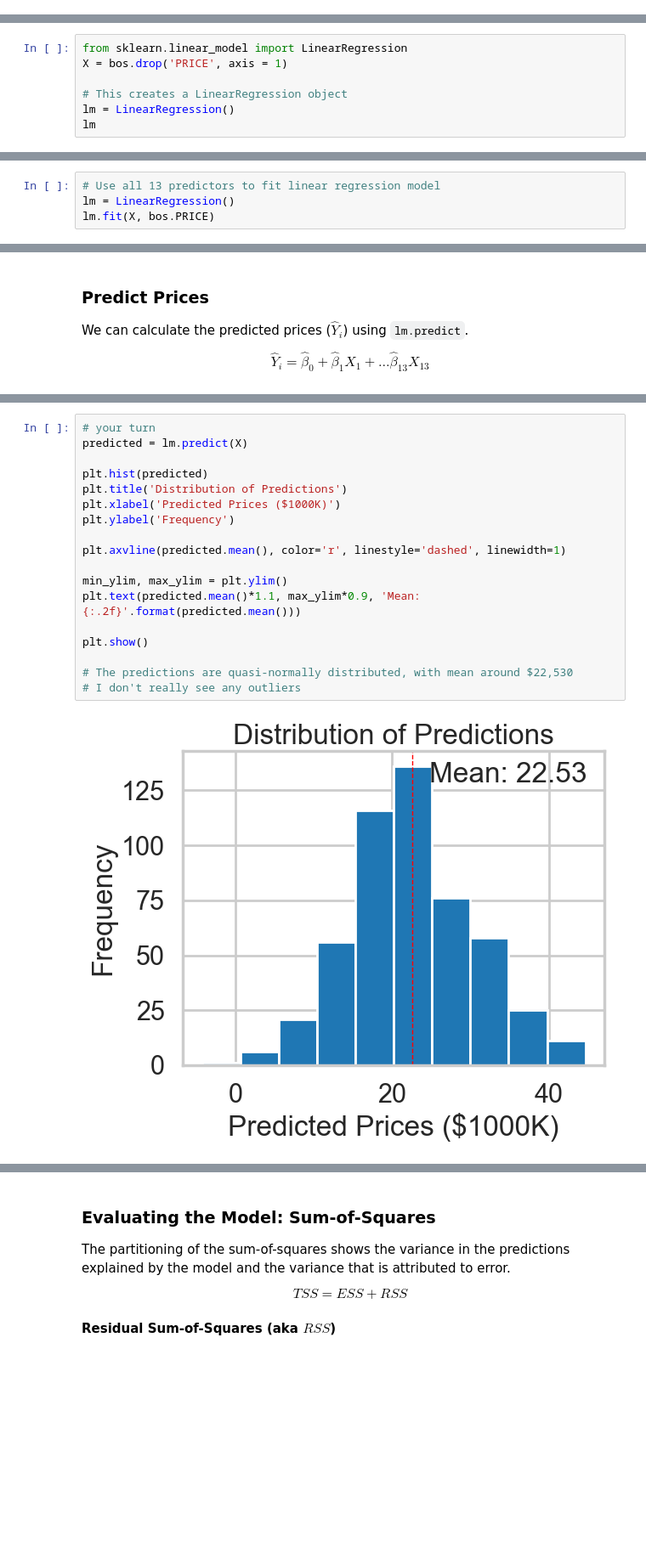
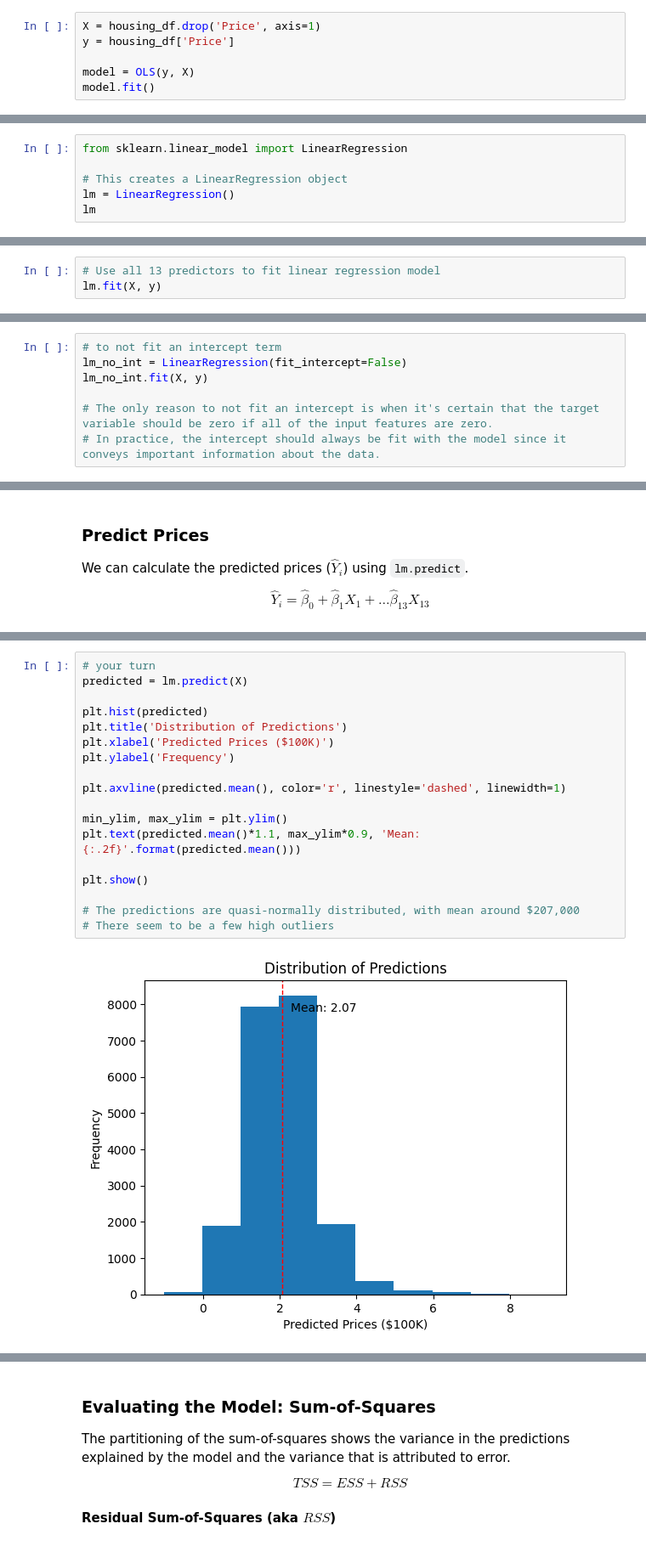
Before and after one commit to kristenvonbecker/ML_bootcamp_projects, a Jupyter notebook: linear_regression/linear_regression.ipynb, the cells around one changed output, grey strips where cells are left out. Shown at 85% size. Drawn from its saved outputs; the diff is of its cells as text; blank space fills up the shorter version.

```diff
--- a/linear_regression/linear_regression.ipynb
+++ b/linear_regression/linear_regression.ipynb
@@ -452,0 +390,6 @@ On the other hand, the interpretation for the intercept, $\hat{\beta}_0$ is the
+# %%
+X = housing_df.drop('Price', axis=1)
+y = housing_df['Price']
+
+model = OLS(y, X)
+model.fit()
@@ -494,7 +451,6 @@ Text(0.5, 1.0, 'Relationship between Actual & Predicted Prices')
 ### Fitting Linear Regression using `sklearn`
 # %%
 from sklearn.linear_model import LinearRegression
-X = bos.drop('PRICE', axis = 1)
 
 # This creates a LinearRegression object
 lm = LinearRegression()
@@ -528,8 +481,7 @@ Output | Description
 The `lm.fit()` function estimates the coefficients the linear regression using least squares.
 # %%
 # Use all 13 predictors to fit linear regression model
-lm = LinearRegression()
-lm.fit(X, bos.PRICE)
+lm.fit(X, y)
 # %% [output]
 LinearRegression()
 # %% [markdown]
@@ -552,0 +495,7 @@ LinearRegression(fit_intercept=False)
+# %%
+# to not fit an intercept term
+lm_no_int = LinearRegression(fit_intercept=False)
+lm_no_int.fit(X, y)
+
+# The only reason to not fit an intercept is when it's certain that the target variable should be zero if all of the input features are zero.
+# In practice, the intercept should always be fit with the model since it conveys important information about the data.
@@ -608,21 +560,21 @@ array([30.00384338, 25.02556238, 30.56759672, 28.60703649, 27.94352423])
 # %%
 # your turn
 predicted = lm.predict(X)
 
 plt.hist(predicted)
 plt.title('Distribution of Predictions')
-plt.xlabel('Predicted Prices ($1000K)')
+plt.xlabel('Predicted Prices ($100K)')
 plt.ylabel('Frequency')
 
 plt.axvline(predicted.mean(), color='r', linestyle='dashed', linewidth=1)
 
 min_ylim, max_ylim = plt.ylim()
 plt.text(predicted.mean()*1.1, max_ylim*0.9, 'Mean: {:.2f}'.format(predicted.mean()))
 
 plt.show()
 
-# The predictions are quasi-normally distributed, with mean around $22,530
-# I don't really see any outliers
+# The predictions are quasi-normally distributed, with mean around $207,000
+# There seem to be a few high outliers
 # %% [output]
-[figure, old version]
+[figure, new version]
 # %%
```
Also changed, not shown: parts of 72 cells of this notebook.
